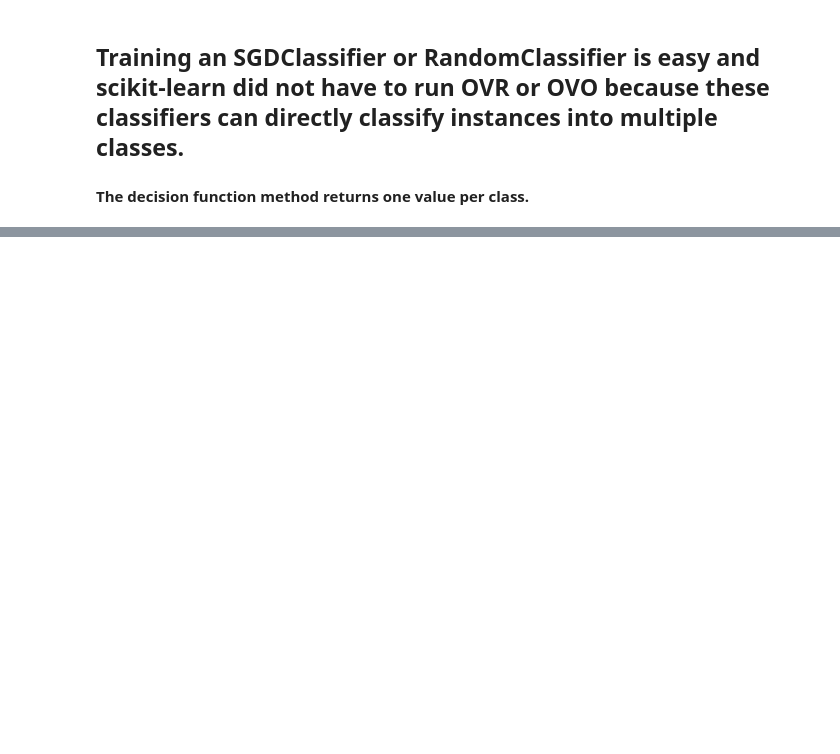
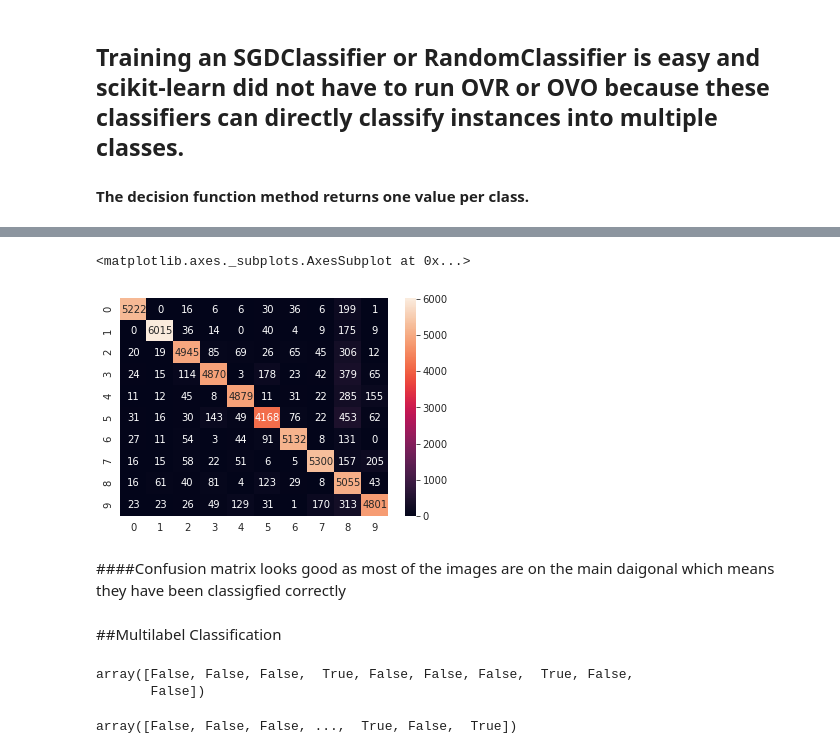
Before and after one commit to plaban1981/Hands-on-Machine-Learning, a Jupyter notebook: Classification_Technique.ipynb, the cells around one changed output, grey strips where cells are left out. Saved outputs shown, nothing was run; the diff lists cells and outputs as text; code cells hidden in the pictures; blank space fills up the shorter version.

```diff
--- a/Classification_Technique.ipynb
+++ b/Classification_Technique.ipynb
@@ -539,0 +623,10 @@ array([5])
+# %%
+import seaborn as sns
+sns.heatmap(confusion_matrix(y_train,y_train_pred),annot=True,fmt='g')
+# %% [output]
+<matplotlib.axes._subplots.AxesSubplot at 0x...>
+[figure, added]
+# %% [markdown]
+####Confusion matrix looks good as most of the images are on the main daigonal which means they have been classigfied correctly
+# %% [markdown]
+##Multilabel Classification
@@ -539,0 +635,11 @@ array([5])
+# %%
+y_train_large = (y_train >=7)
+y_train_large[:10]
+# %% [output]
+array([False, False, False,  True, False, False, False,  True, False,
+       False])
+# %%
+y_train_odd = (y_train %2 ==1)
+y_train_odd
+# %% [output]
+array([False, False, False, ...,  True, False,  True])
```
Also changed, not shown: parts of 45 cells of this notebook.
